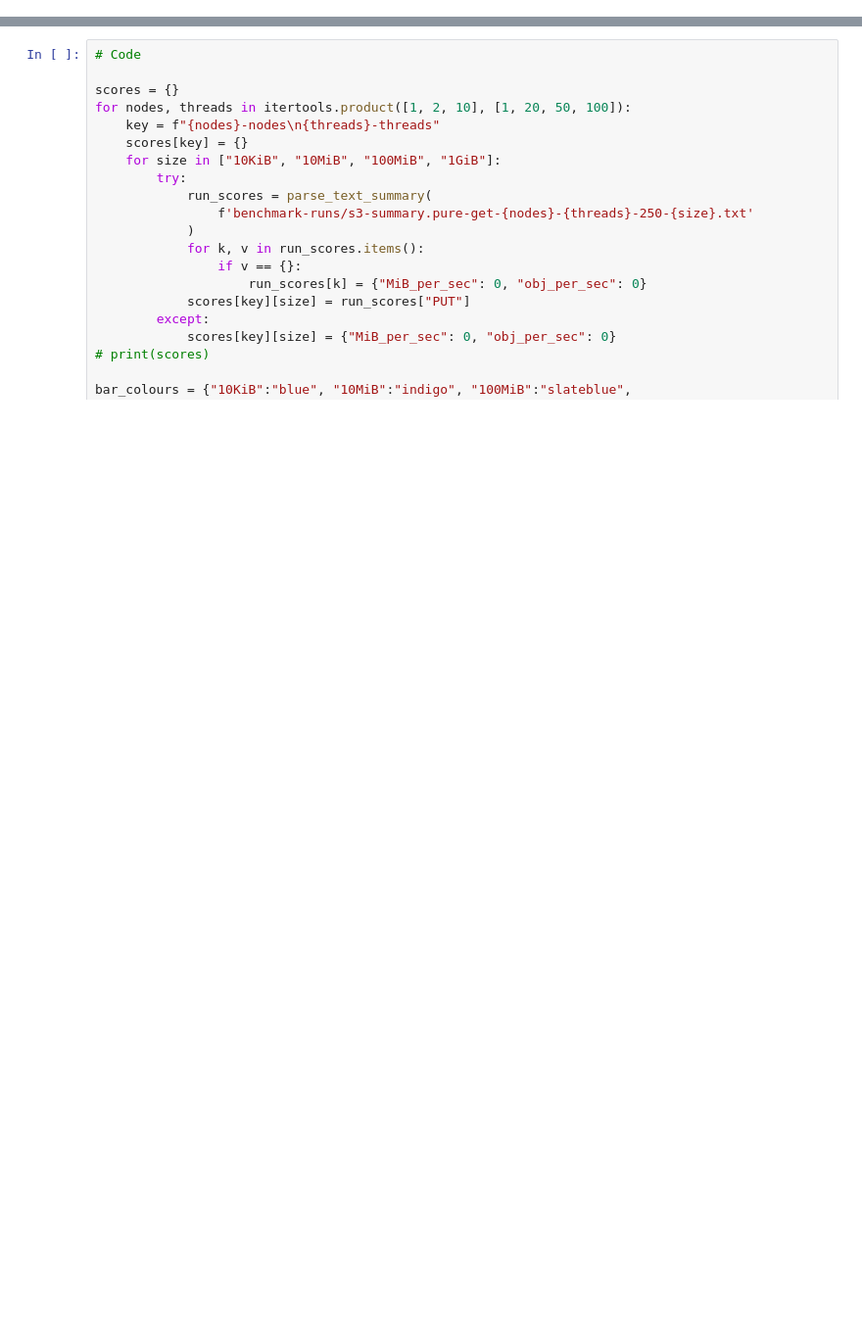
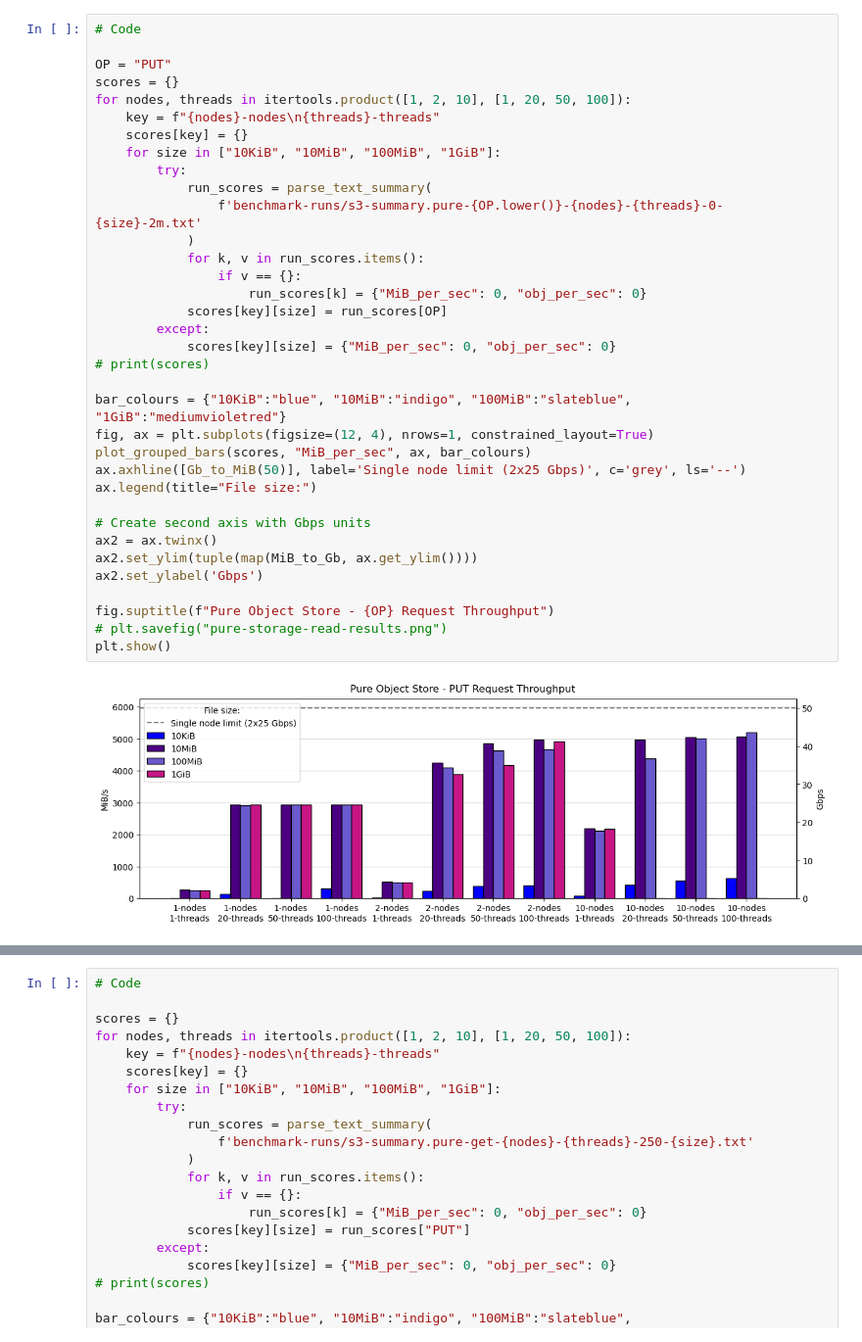
Before and after one commit to stackhpc/jasmin-fs-benchmark, a Jupyter notebook: s3-warp/Analysis-v2.ipynb, the cells around one changed output, grey strips where cells are left out. Shown at 98% size. Cells and saved outputs as stored; diff of their text form; blank space fills up the shorter version.

```diff
--- a/s3-warp/Analysis-v2.ipynb
+++ b/s3-warp/Analysis-v2.ipynb
@@ -160,0 +192,37 @@ plt.show()
+# %%
+# Code
+
+OP = "PUT"
+scores = {}
+for nodes, threads in itertools.product([1, 2, 10], [1, 20, 50, 100]):
+    key = f"{nodes}-nodes\n{threads}-threads"
+    scores[key] = {}
+    for size in ["10KiB", "10MiB", "100MiB", "1GiB"]:
+        try:
+            run_scores = parse_text_summary(
+                f'benchmark-runs/s3-summary.pure-{OP.lower()}-{nodes}-{threads}-0-{size}-2m.txt'
+            )
+            for k, v in run_scores.items():
+                if v == {}:
+                    run_scores[k] = {"MiB_per_sec": 0, "obj_per_sec": 0}
+            scores[key][size] = run_scores[OP]
+        except:
+            scores[key][size] = {"MiB_per_sec": 0, "obj_per_sec": 0}
+# print(scores)
+
+bar_colours = {"10KiB":"blue", "10MiB":"indigo", "100MiB":"slateblue", "1GiB":"mediumvioletred"}
+fig, ax = plt.subplots(figsize=(12, 4), nrows=1, constrained_layout=True)
+plot_grouped_bars(scores, "MiB_per_sec", ax, bar_colours)
+ax.axhline([Gb_to_MiB(50)], label='Single node limit (2x25 Gbps)', c='grey', ls='--')
+ax.legend(title="File size:")
+
+# Create second axis with Gbps units
+ax2 = ax.twinx()
+ax2.set_ylim(tuple(map(MiB_to_Gb, ax.get_ylim())))
+ax2.set_ylabel('Gbps')
+
+fig.suptitle(f"Pure Object Store - {OP} Request Throughput")
+# plt.savefig("pure-storage-read-results.png")
+plt.show()
+# %% [output]
+[figure, added]
```
Also changed, not shown: parts of 7 cells of this notebook.
